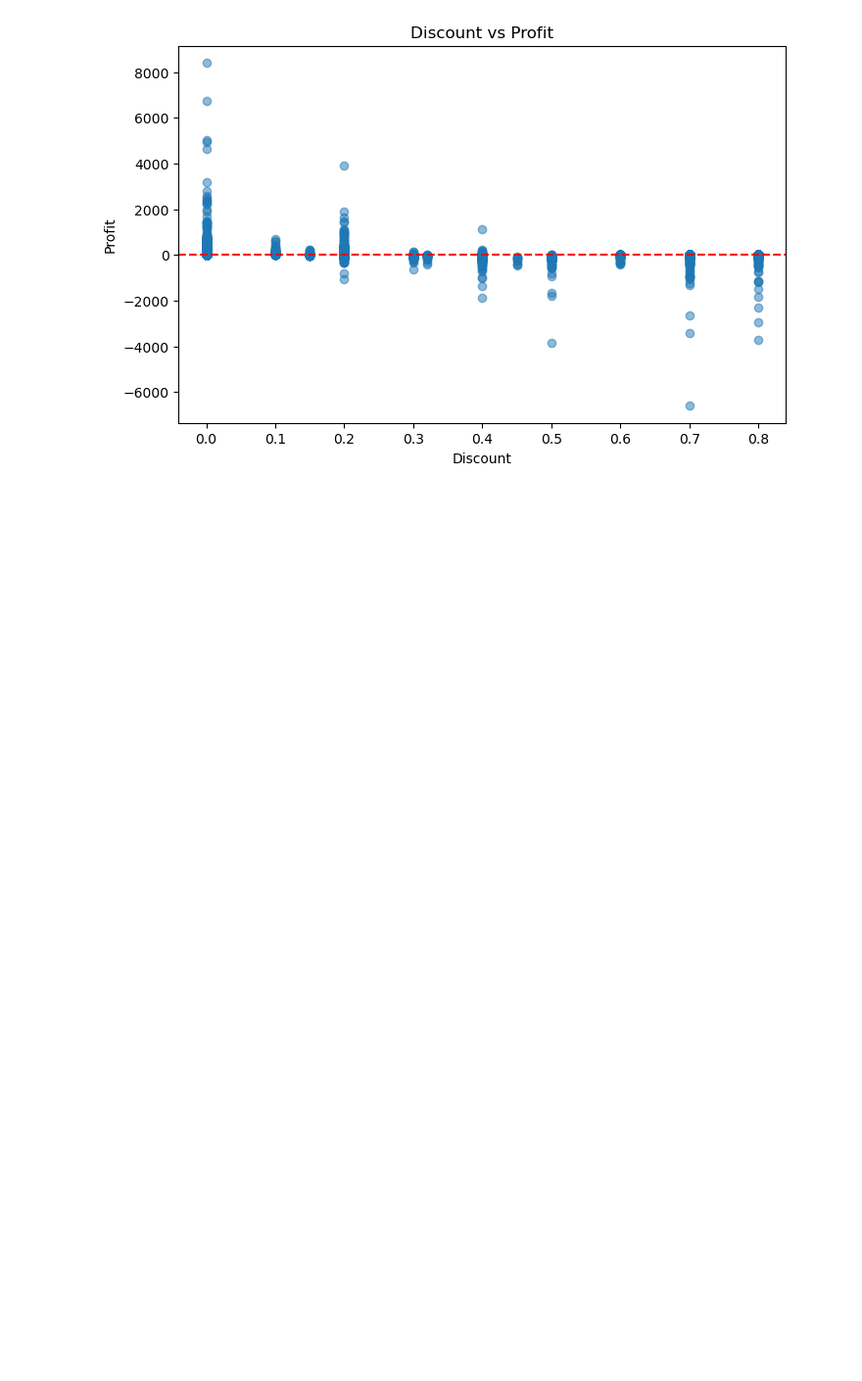
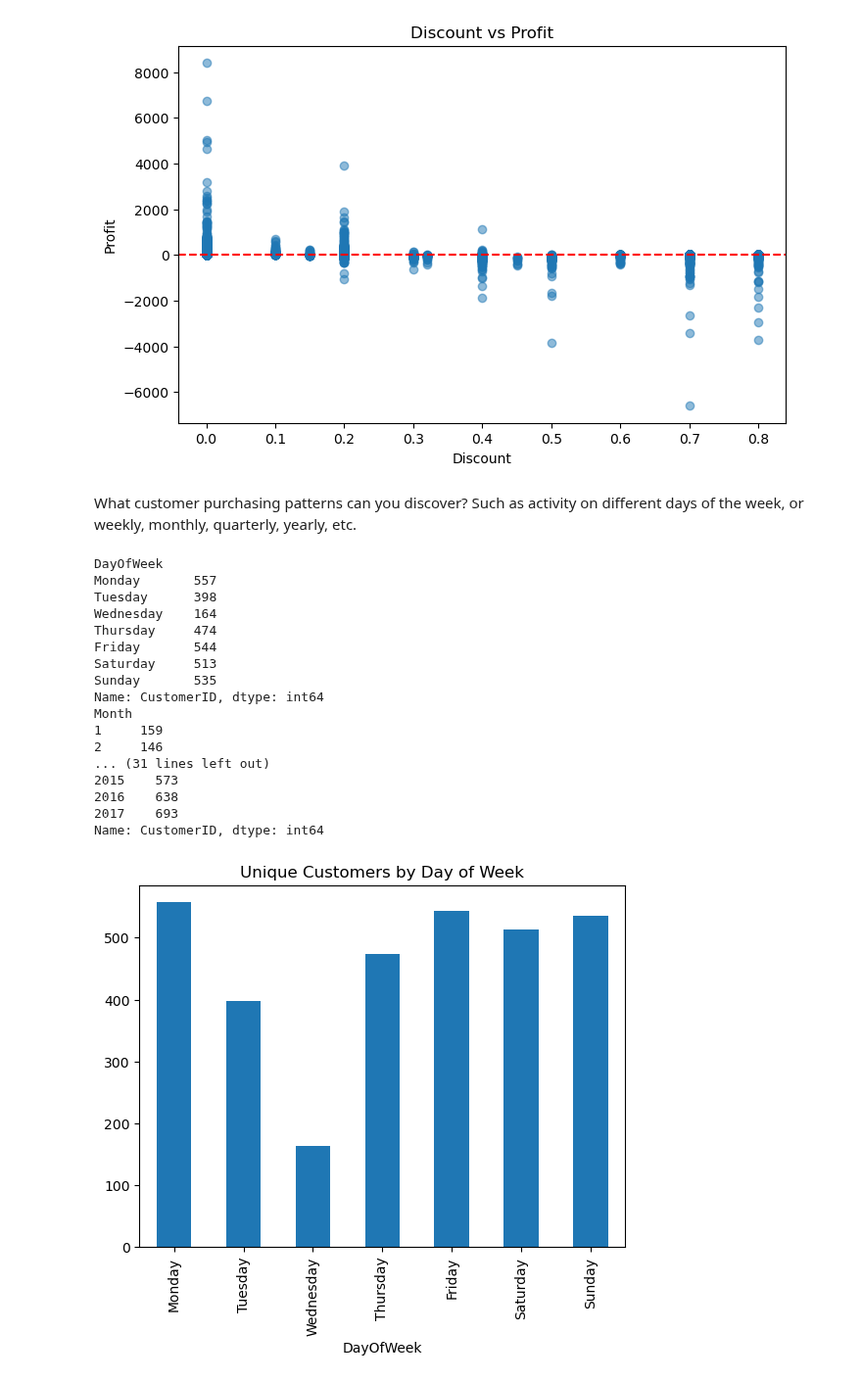
Before and after one commit to bbhatta10/E-Commerce-Sales-Insights-Tableau-Dashboard-, a Jupyter notebook: BI.ipynb, the cells around one changed output. Shown at 98% size. Drawn from its saved outputs; the diff is of its cells as text; code cells hidden in the pictures; blank space fills up the shorter version.

Commit message:
Customer Purchasing pattern

```diff
--- a/BI.ipynb
+++ b/BI.ipynb
@@ -997,3 +997,60 @@ plt.axhline(0, color='red', linestyle='--')
 plt.show()
 # %% [output]
 [figure]
+# %% [markdown]
+What customer purchasing patterns can you discover? Such as activity on different days of the week, or weekly, monthly, quarterly, yearly, etc.
+# %%
+
+# Convert OrderDate to datetime
+ecom_df_n['OrderDate'] = pd.to_datetime(ecom_df_n['OrderDate'], errors='coerce')
+
+# Extract time features
+ecom_df_n['Year'] = ecom_df_n['OrderDate'].dt.year
+ecom_df_n['Quarter'] = ecom_df_n['OrderDate'].dt.to_period('Q')
+ecom_df_n['Month'] = ecom_df_n['OrderDate'].dt.month
+ecom_df_n['Week'] = ecom_df_n['OrderDate'].dt.isocalendar().week
+ecom_df_n['DayOfWeek'] = ecom_df_n['OrderDate'].dt.day_name()
+
+# Customers by Day of Week
+customers_by_day = ecom_df_n.groupby('DayOfWeek')['CustomerID'].nunique().reindex(
+    ['Monday','Tuesday','Wednesday','Thursday','Friday','Saturday','Sunday']
+)
+print(customers_by_day)
+
+# Customers by Month
+customers_by_month = ecom_df_n.groupby('Month')['CustomerID'].nunique()
+print(customers_by_month)
+
+# Customers by Quarter
+customers_by_quarter = ecom_df_n.groupby('Quarter')['CustomerID'].nunique()
+print(customers_by_quarter)
+
+# Customers by Year
+customers_by_year = ecom_df_n.groupby('Year')['CustomerID'].nunique()
+print(customers_by_year)
+
+# Optional: Simple plots
+customers_by_day.plot(kind='bar', title='Unique Customers by Day of Week')
+plt.show()
+
+customers_by_month.plot(kind='bar', title='Unique Customers by Month')
+plt.show()
+# %% [output]
+DayOfWeek
+Monday       557
+Tuesday      398
+Wednesday    164
+Thursday     474
+Friday       544
+Saturday     513
+Sunday       535
+Name: CustomerID, dtype: int64
+Month
+1     159
+2     146
+... (31 lines left out)
+2015    573
+2016    638
+2017    693
+Name: CustomerID, dtype: int64
+[figure, added]
```
Also changed, not shown: parts of 1 cell of this notebook, 1 other file.
